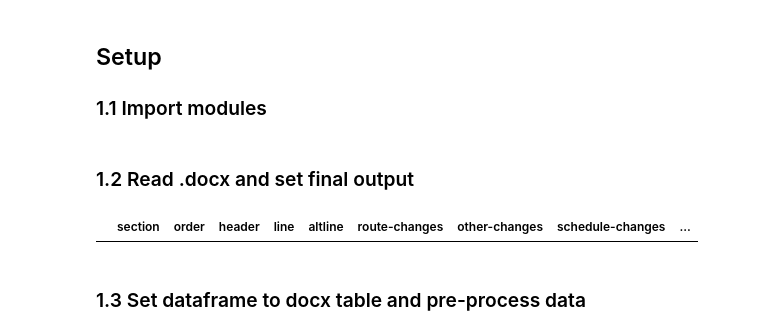
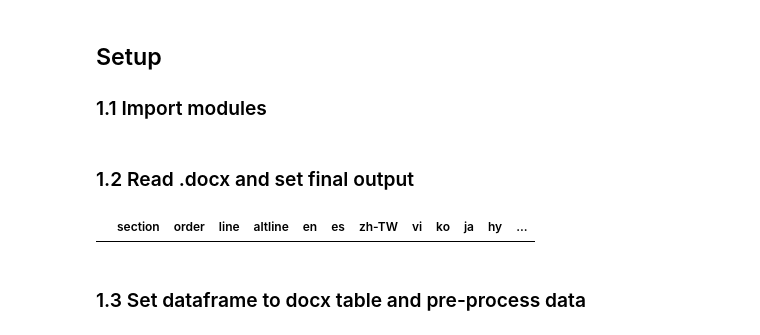
Before and after one commit to LACMTA/mybus-dev, a Jupyter notebook: notebooks/take-all-changes.ipynb, the cells around one changed output. Cells and saved outputs as stored; diff of their text form; code cells hidden in the pictures.

```diff
--- a/notebooks/take_all_converter.ipynb
+++ b/notebooks/take-all-changes.ipynb
@@ -37,17 +37,17 @@ from docx.api import Document
 # %%
 document = Document('../data/input/202112shakeup.docx')
 table = document.tables[0]
 
 # headers = ["section","order","line","altline","en","es","new-schedule","current-schedule"]
-headers = ["section","order","header","line","altline",'route-changes','other-changes','schedule-changes','stop-cancellations',"en","es","zh-TW","vi","ko","ja","hy","ru","new-schedule","current-schedule"]
+headers = ["section","order","line","altline","en","es","zh-TW","vi","ko","ja","hy","ru","new-schedule","current-schedule"]
 
 def reset_final_df():
     return pd.DataFrame(columns=headers)
 
 final_df = pd.DataFrame(columns=headers)
 final_df
 # %% [output]
-|  | section | order | header | line | altline | route-changes | other-changes | schedule-changes | ... |
+|  | section | order | line | altline | en | es | zh-TW | vi | ko | ja | hy | ... |
 # %% [markdown]
 ### 1.3 Set dataframe to docx table and pre-process data
 # %%
```
Also changed, not shown: parts of 13 cells of this notebook, 9 other files.
